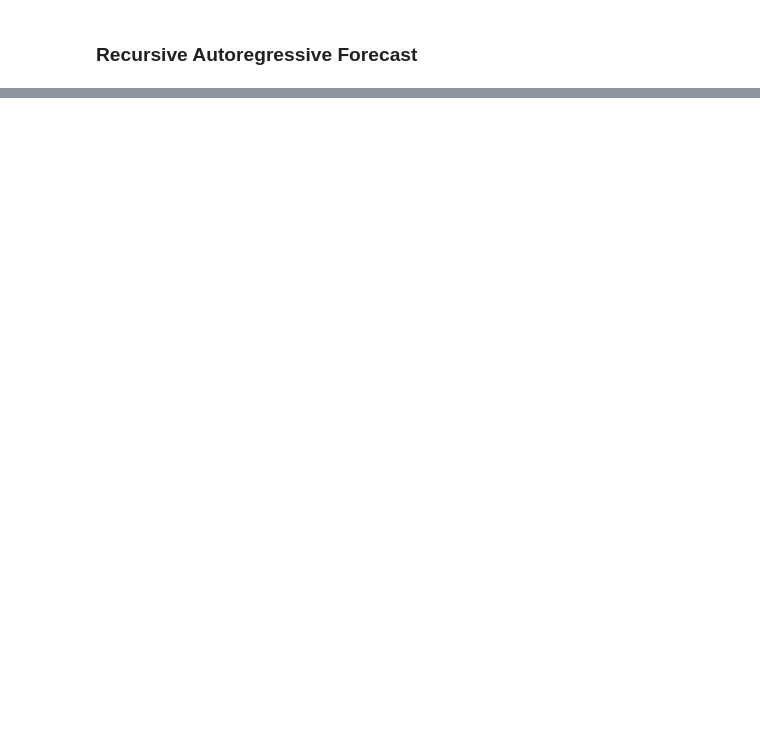
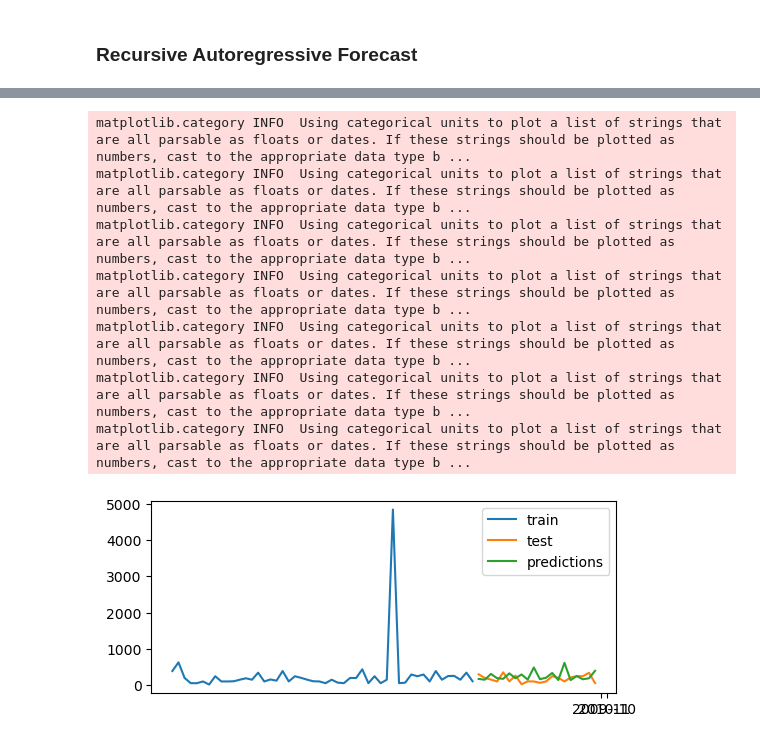
Before and after one commit to Hoomaaan/Retail-Store-Challenge, a Jupyter notebook: Forecast.ipynb, the cells around one changed output, grey strips where cells are left out. Saved outputs shown, nothing was run; the diff lists cells and outputs as text; code cells hidden in the pictures; blank space fills up the shorter version.

```diff
--- a/Forecast.ipynb
+++ b/Forecast.ipynb
@@ -129,6 +126,6 @@ Forecaster id: None
 # %%
 # Predictions
 # ==============================================================================
-predictions = forecaster.predict(steps=10)
+predictions = forecaster.predict(steps=20)
 predictions.head(5)
 # %% [output]
@@ -157,3 +154,22 @@ matplotlib.category INFO  Using categorical units to plot a list of strings that
+# %%
+fig, ax = plt.subplots(figsize=(6, 2.5))
+# data_train['y'].plot(ax=ax, label='train')
+# data_test['y'].plot(ax=ax, label='test')
+ax.plot(data_train.index[-50:], data_train.y[-50:], label='train')
+ax.plot(data_test.index, data_test.y, label='test')
+ax.plot(data_test.index, predictions, label='predictions')
+# ax.get_xaxis().set_visible(False)
+ax.set_xticks(['2009-11', '2010-10'])
+ax.legend();
+# %% [output]
+matplotlib.category INFO  Using categorical units to plot a list of strings that are all parsable as floats or dates. If these strings should be plotted as numbers, cast to the appropriate data type b ...
+matplotlib.category INFO  Using categorical units to plot a list of strings that are all parsable as floats or dates. If these strings should be plotted as numbers, cast to the appropriate data type b ...
+matplotlib.category INFO  Using categorical units to plot a list of strings that are all parsable as floats or dates. If these strings should be plotted as numbers, cast to the appropriate data type b ...
+matplotlib.category INFO  Using categorical units to plot a list of strings that are all parsable as floats or dates. If these strings should be plotted as numbers, cast to the appropriate data type b ...
+matplotlib.category INFO  Using categorical units to plot a list of strings that are all parsable as floats or dates. If these strings should be plotted as numbers, cast to the appropriate data type b ...
+matplotlib.category INFO  Using categorical units to plot a list of strings that are all parsable as floats or dates. If these strings should be plotted as numbers, cast to the appropriate data type b ...
+matplotlib.category INFO  Using categorical units to plot a list of strings that are all parsable as floats or dates. If these strings should be plotted as numbers, cast to the appropriate data type b ...
+[figure, added]
 # %%
 # Test error
 # ==============================================================================
```
Also changed, not shown: parts of 32 cells of this notebook.
